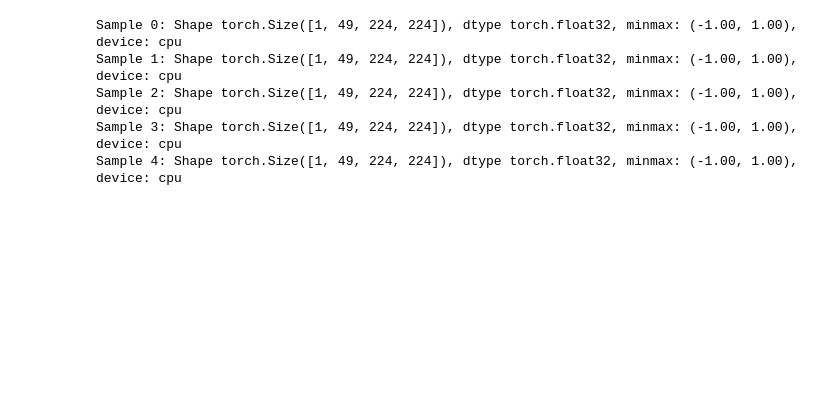
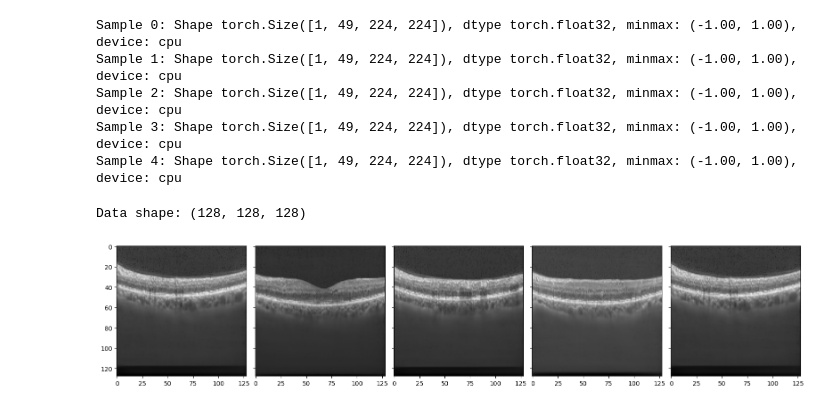
Before and after one commit to Veit21/tta-flow, a Jupyter notebook: notebooks/test_dataloader.ipynb, the cells around one changed output. Drawn from its saved outputs; the diff is of its cells as text; code cells hidden in the pictures; blank space fills up the shorter version.

Commit message:
Getting the inference scripts to work. No histogram matching yet, though. Added a notebook to test the dataloader.

```diff
--- a/notebooks/test_dataloader.ipynb
+++ b/notebooks/test_dataloader.ipynb
@@ -87,3 +87,19 @@ Sample 1: Shape torch.Size([1, 49, 224, 224]), dtype torch.float32, minmax: (-1.
 Sample 2: Shape torch.Size([1, 49, 224, 224]), dtype torch.float32, minmax: (-1.00, 1.00), device: cpu
 Sample 3: Shape torch.Size([1, 49, 224, 224]), dtype torch.float32, minmax: (-1.00, 1.00), device: cpu
 Sample 4: Shape torch.Size([1, 49, 224, 224]), dtype torch.float32, minmax: (-1.00, 1.00), device: cpu
+# %%
+# Show some slices
+X           = np.load("/home/veit-hucke/Projects/tta-flow/runs/2026-03-05_11-47-31-spectralis_128_test/inference/outputs/pred_002.npy")
+_d, _, _    = X.shape
+idxs        = np.random.choice(_d, 5)
+print(f"Data shape: {X.shape}")
+
+# Plot
+fig, axes = plt.subplots(1, 5, sharex=1, sharey=1, figsize=(16, 9))
+for i, ax in enumerate(axes.flatten()):
+    ax.imshow(X[idxs[i]], cmap="grey")
+plt.tight_layout()
+plt.show()
+# %% [output]
+Data shape: (128, 128, 128)
+[figure, added]
```
Also changed, not shown: parts of 1 cell of this notebook, 5 other files.
